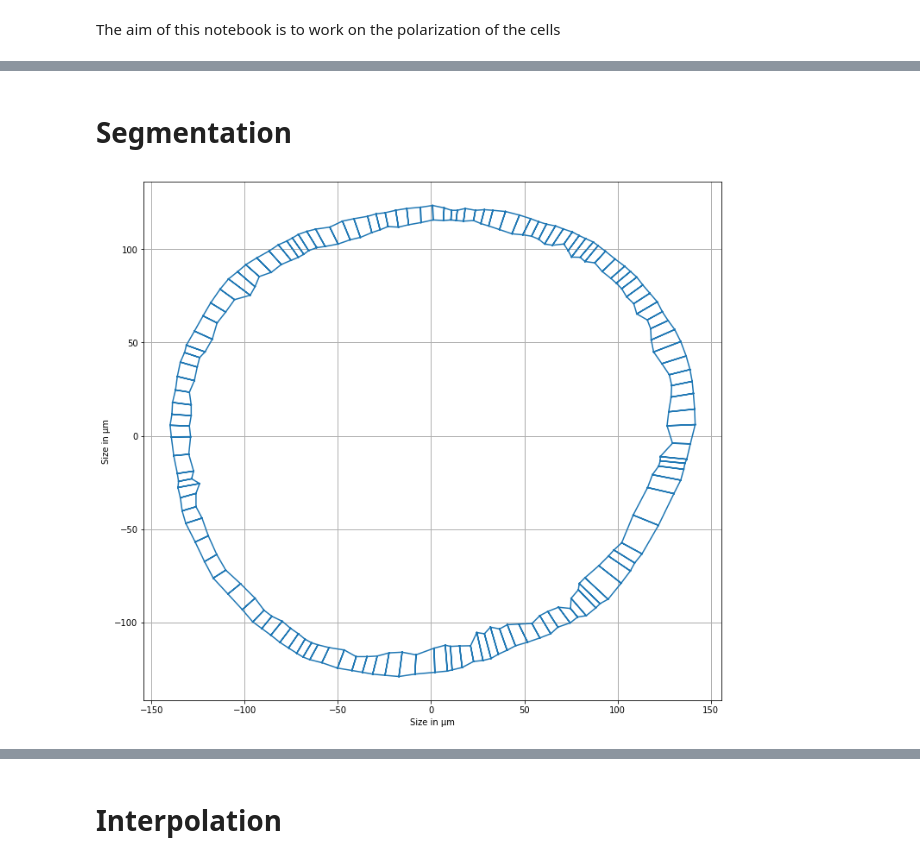
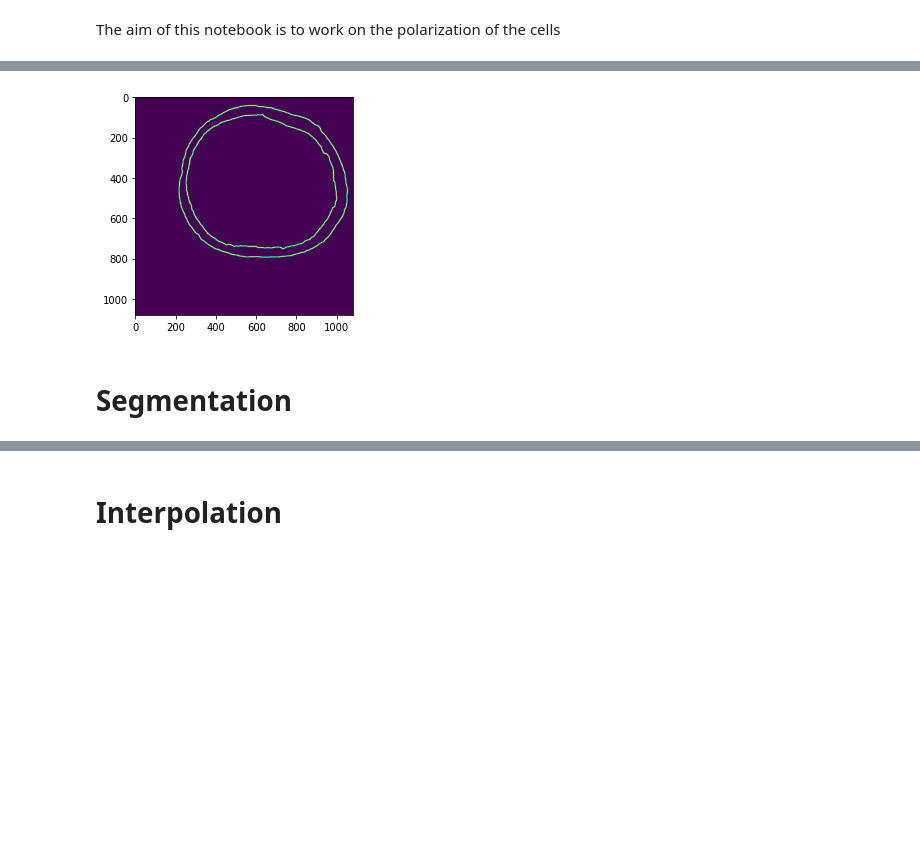
Before and after one commit to felixquinton/tyssue-taylor, a Jupyter notebook: notebooks/Using splines to recognize polarized areas.ipynb, the cells around one changed output, grey strips where cells are left out. Saved outputs shown, nothing was run; the diff lists cells and outputs as text; code cells hidden in the pictures; blank space fills up the shorter version.

```diff
--- a/notebooks/Using splines to recognize polarized areas.ipynb
+++ b/notebooks/Using splines to recognize polarized areas.ipynb
@@ -28,19 +31,22 @@ Error: IPOPT shared library failed to import
+# %%
+brightfield_path = '.././assets/sample_image_actin_surligned.tif'
+img = cv.imread(brightfield_path, cv.IMREAD_GRAYSCALE).copy()
+plt.show()
+threshold = 2
+_, img = cv.threshold(img, threshold, 255, 0)
+blur = 9
+img = cv.GaussianBlur(img, (blur, blur), 0)
+plt.imshow(img)
+
+img, contours, _ = cv.findContours(img, cv.RETR_TREE,
+                                   cv.CHAIN_APPROX_SIMPLE)
+contours = np.array(contours)
+
+contours_length = np.array([c.size for c in contours])
+membrane_ind = np.argsort(contours_length)[-2:]
+
+retained_contours = contours[membrane_ind]
+# %% [output]
+[figure, added]
 # %% [markdown]
 # Segmentation
-# %%
-brigthfield_path = '../assets/sample_image_brightfield.tiff'
-dapi_path = '../assets/CELLPROFILER_sample_image_dapi.tiff.csv'
-#initialising the mesh
-organo, inners, outers, centers = generate_ring_from_image(brigthfield_path, dapi_path, rol_window=1)
-
-
-
-fig, ax = plt.subplots()
-fig, ax = quick_edge_draw(organo, ax=ax)
-plt.xlabel('Size in µm')
-plt.ylabel('Size in µm')
-
-fig.set_size_inches(12, 12)
-ax.grid(linestyle='-', linewidth=1)
-# %% [output]
-[figure, removed]
```
Also changed, not shown: parts of 13 cells of this notebook, 6 other files.
